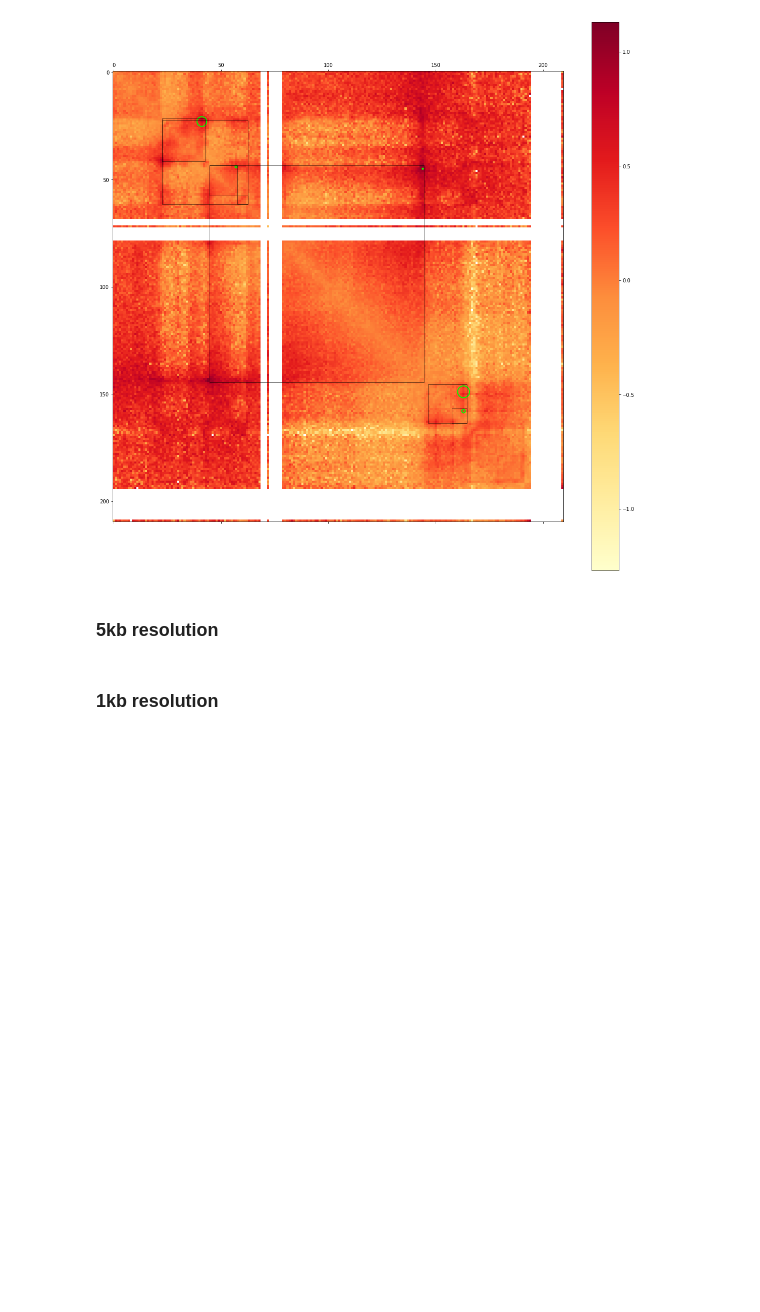
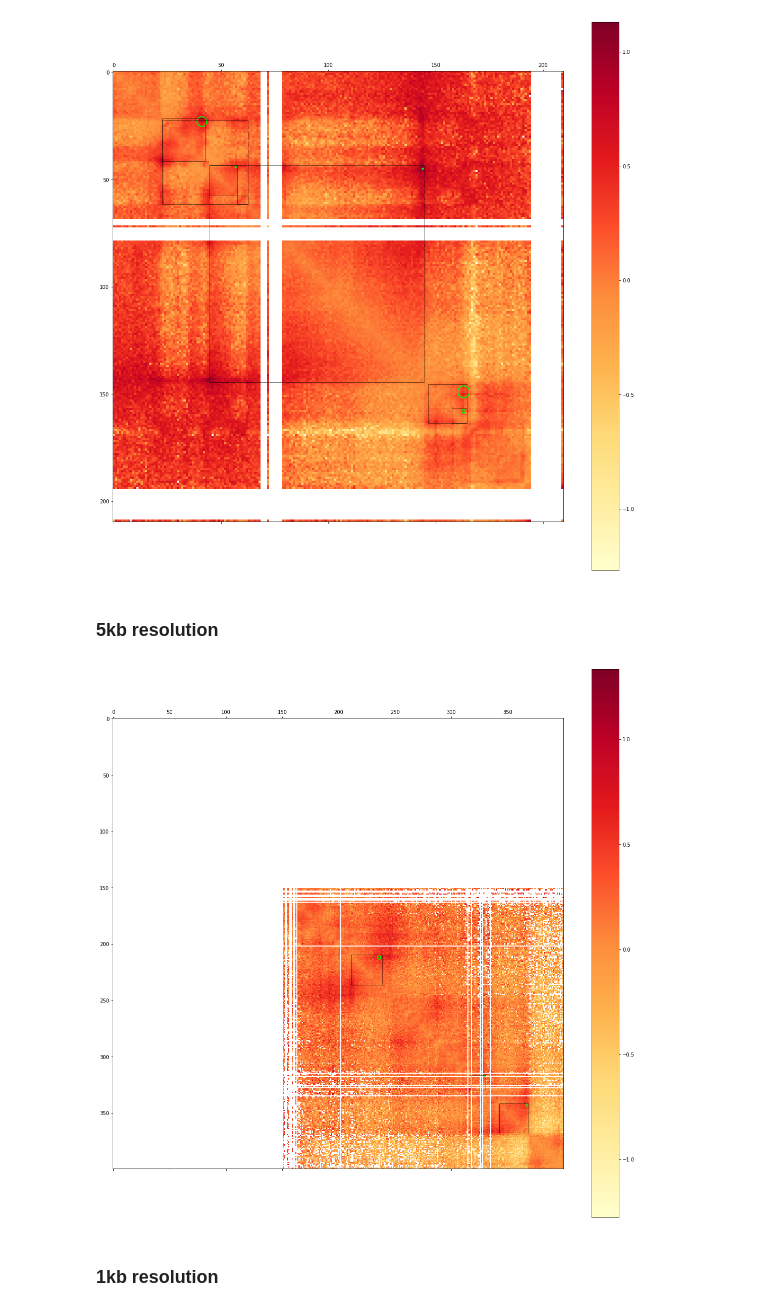
Before and after one commit to GoodBoy962/Dictyostelium-loops, a Jupyter notebook: rao/Loops visualisation on HiC maps.ipynb, the cells around one changed output. Saved outputs shown, nothing was run; the diff lists cells and outputs as text; code cells hidden in the pictures; blank space fills up the shorter version.

```diff
--- a/rao/Loops visualisation on HiC maps.ipynb
+++ b/rao/Loops visualisation on HiC maps.ipynb
@@ -78,7 +78,9 @@ resolution = 5 * 10**3
 # %%
 arr_5kb_log = np.load('5kb_1chr_norm_log.npy')
 # %%
-plot_loops_on_hic_matrix(arr_5kb_log, 5*10**3, loops)
+plot_loops_on_hic_matrix(arr_5kb_log, 5*10**3, loops, end = 400)
+# %% [output]
+[figure, added]
 # %% [markdown]
 ### 1kb resolution
 # %%
```
